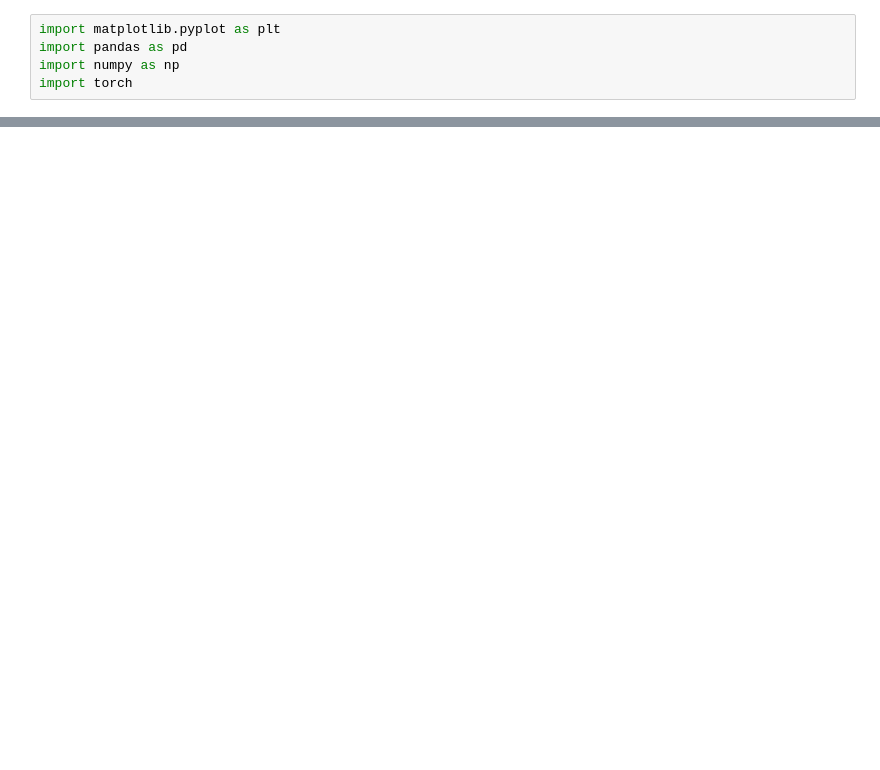
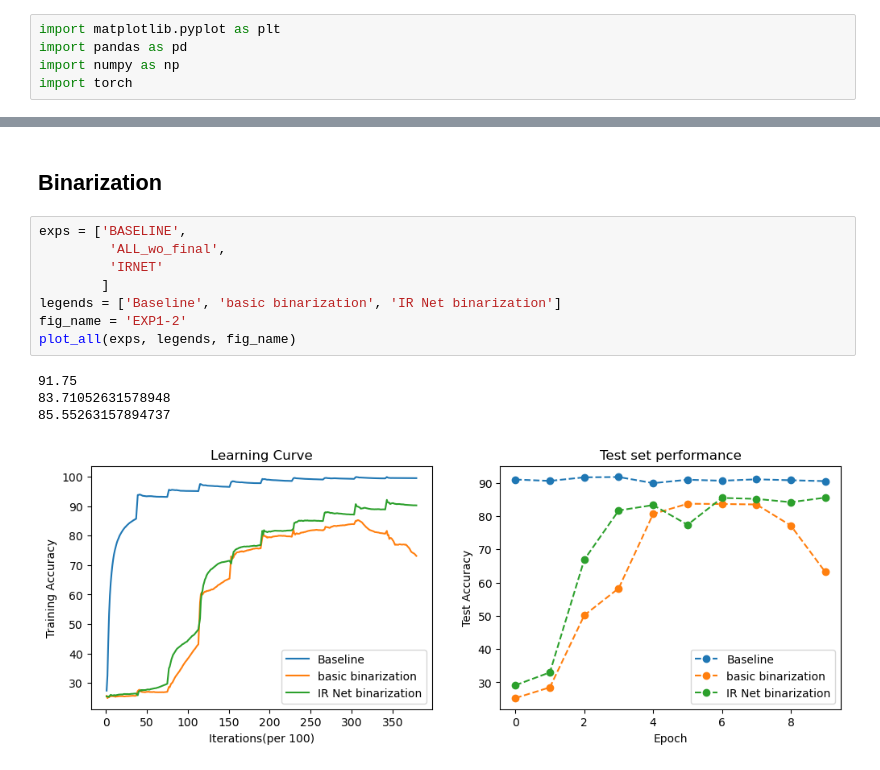
Before and after one commit to Alexstrasza98/Transformer-Quantization, a Jupyter notebook: plot.ipynb, the cells around one changed output, grey strips where cells are left out. Saved outputs shown, nothing was run; the diff lists cells and outputs as text; blank space fills up the shorter version.

```diff
--- a/plot.ipynb
+++ b/plot.ipynb
@@ -262,0 +96,15 @@ Text(0.5, 1.0, 'Test set performance')
+# %% [markdown]
+## Binarization
+# %%
+exps = ['BASELINE',
+         'ALL_wo_final',
+         'IRNET'
+        ]
+legends = ['Baseline', 'basic binarization', 'IR Net binarization']
+fig_name = 'EXP1-2'
+plot_all(exps, legends, fig_name)
+# %% [output]
+91.75
+83.71052631578948
+85.55263157894737
+[figure, added]
```
Also changed, not shown: parts of 39 cells of this notebook, 7 other files.
